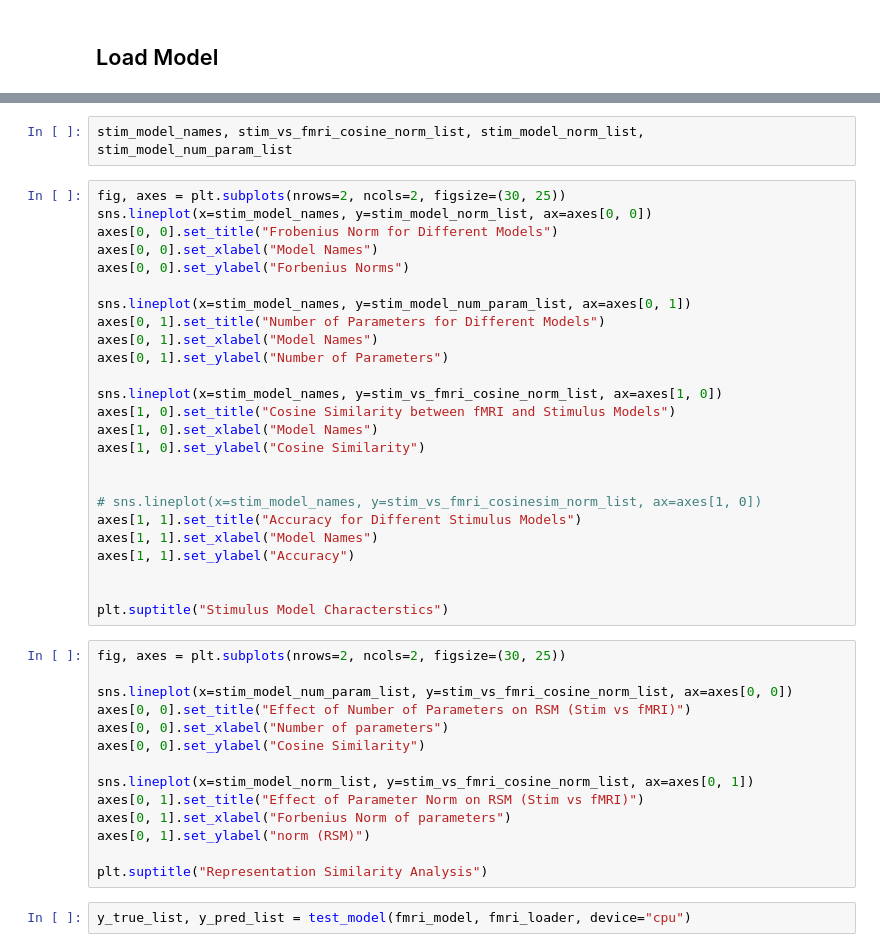
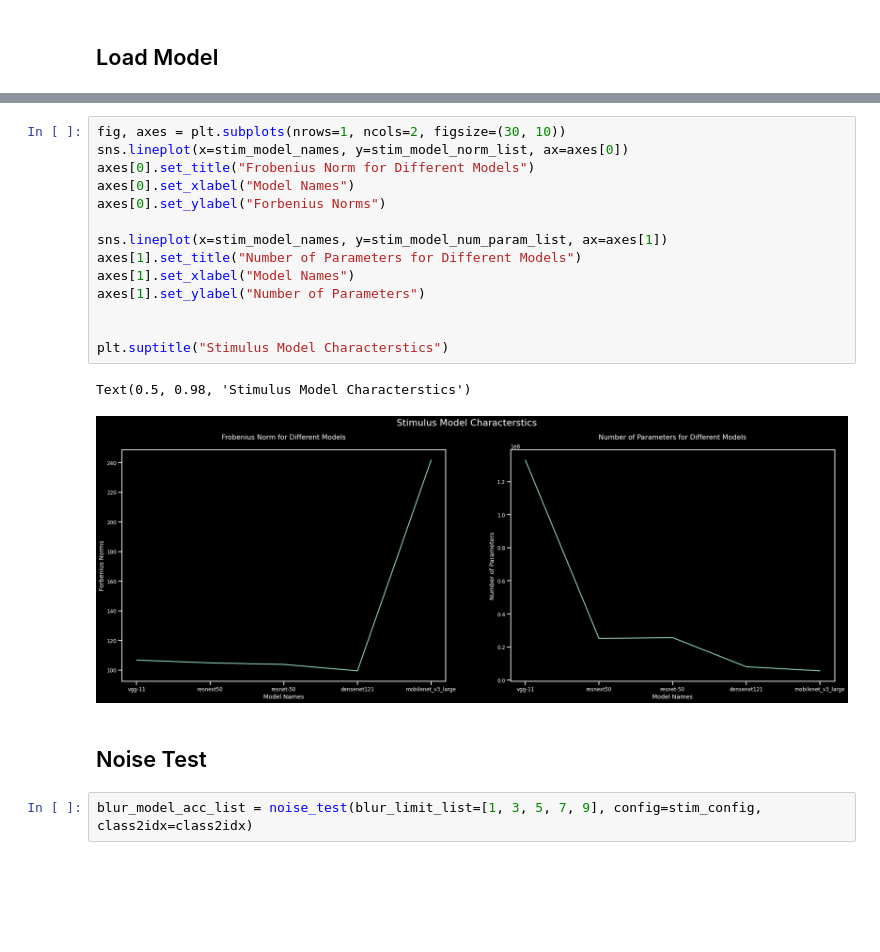
Before and after one commit to theairbend3r/decoding-thoughts, a Jupyter notebook: notebooks/04_similarity_analysis.ipynb, the cells around one changed output, grey strips where cells are left out. Cells and saved outputs as stored; diff of their text form; blank space fills up the shorter version.

Commit message:
Added noise test.

```diff
--- a/notebooks/04_similarity_analysis.ipynb
+++ b/notebooks/04_similarity_analysis.ipynb
@@ -118,43 +126,21 @@ fMRI model loaded successfully.
-# %%
-stim_model_names, stim_vs_fmri_cosine_norm_list, stim_model_norm_list, stim_model_num_param_list
 # %%
-fig, axes = plt.subplots(nrows=2, ncols=2, figsize=(30, 25))
-sns.lineplot(x=stim_model_names, y=stim_model_norm_list, ax=axes[0, 0])
-axes[0, 0].set_title("Frobenius Norm for Different Models")
-axes[0, 0].set_xlabel("Model Names")
-axes[0, 0].set_ylabel("Forbenius Norms")
+fig, axes = plt.subplots(nrows=1, ncols=2, figsize=(30, 10))
+sns.lineplot(x=stim_model_names, y=stim_model_norm_list, ax=axes[0])
+axes[0].set_title("Frobenius Norm for Different Models")
+axes[0].set_xlabel("Model Names")
+axes[0].set_ylabel("Forbenius Norms")
 
-sns.lineplot(x=stim_model_names, y=stim_model_num_param_list, ax=axes[0, 1])
-axes[0, 1].set_title("Number of Parameters for Different Models")
-axes[0, 1].set_xlabel("Model Names")
-axes[0, 1].set_ylabel("Number of Parameters")
-
-sns.lineplot(x=stim_model_names, y=stim_vs_fmri_cosine_norm_list, ax=axes[1, 0])
-axes[1, 0].set_title("Cosine Similarity between fMRI and Stimulus Models")
-axes[1, 0].set_xlabel("Model Names")
-axes[1, 0].set_ylabel("Cosine Similarity")
-
-
-# sns.lineplot(x=stim_model_names, y=stim_vs_fmri_cosinesim_norm_list, ax=axes[1, 0])
-axes[1, 1].set_title("Accuracy for Different Stimulus Models")
-axes[1, 1].set_xlabel("Model Names")
-axes[1, 1].set_ylabel("Accuracy")
+sns.lineplot(x=stim_model_names, y=stim_model_num_param_list, ax=axes[1])
+axes[1].set_title("Number of Parameters for Different Models")
+axes[1].set_xlabel("Model Names")
+axes[1].set_ylabel("Number of Parameters")
 
 
 plt.suptitle("Stimulus Model Characterstics")
+# %% [output]
+Text(0.5, 0.98, 'Stimulus Model Characterstics')
+[figure, added]
-# %%
-fig, axes = plt.subplots(nrows=2, ncols=2, figsize=(30, 25))
-
-sns.lineplot(x=stim_model_num_param_list, y=stim_vs_fmri_cosine_norm_list, ax=axes[0, 0])
-axes[0, 0].set_title("Effect of Number of Parameters on RSM (Stim vs fMRI)")
-axes[0, 0].set_xlabel("Number of parameters")
-axes[0, 0].set_ylabel("Cosine Similarity")
-
-sns.lineplot(x=stim_model_norm_list, y=stim_vs_fmri_cosine_norm_list, ax=axes[0, 1])
-axes[0, 1].set_title("Effect of Parameter Norm on RSM (Stim vs fMRI)")
-axes[0, 1].set_xlabel("Forbenius Norm of parameters")
-axes[0, 1].set_ylabel("norm (RSM)")
-
-plt.suptitle("Representation Similarity Analysis")
+# %% [markdown]
+## Noise Test
 # %%
-y_true_list, y_pred_list = test_model(fmri_model, fmri_loader, device="cpu")
+blur_model_acc_list = noise_test(blur_limit_list=[1, 3, 5, 7, 9], config=stim_config, class2idx=class2idx)
```
Also changed, not shown: parts of 6 cells of this notebook, 4 other files.
